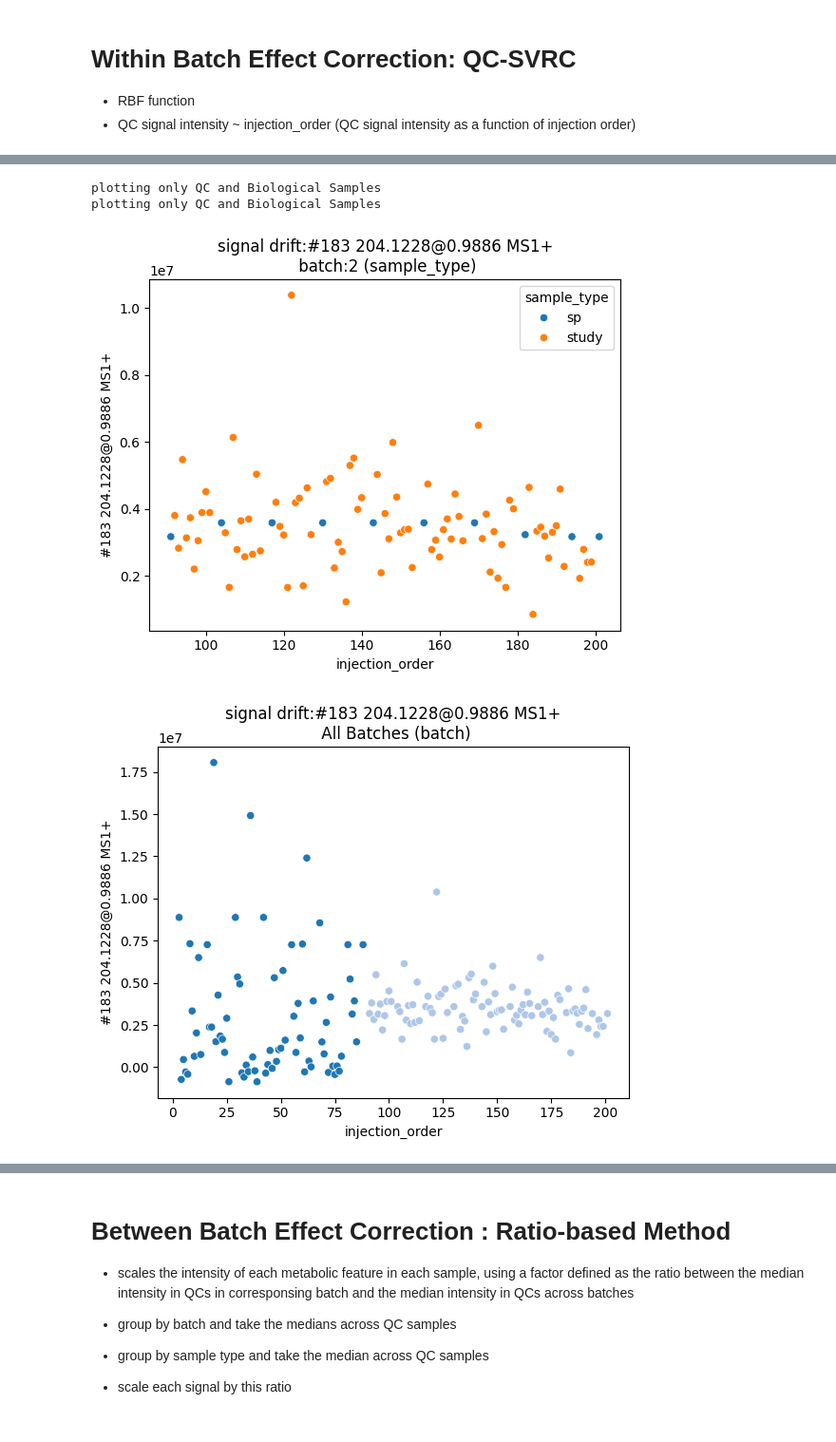
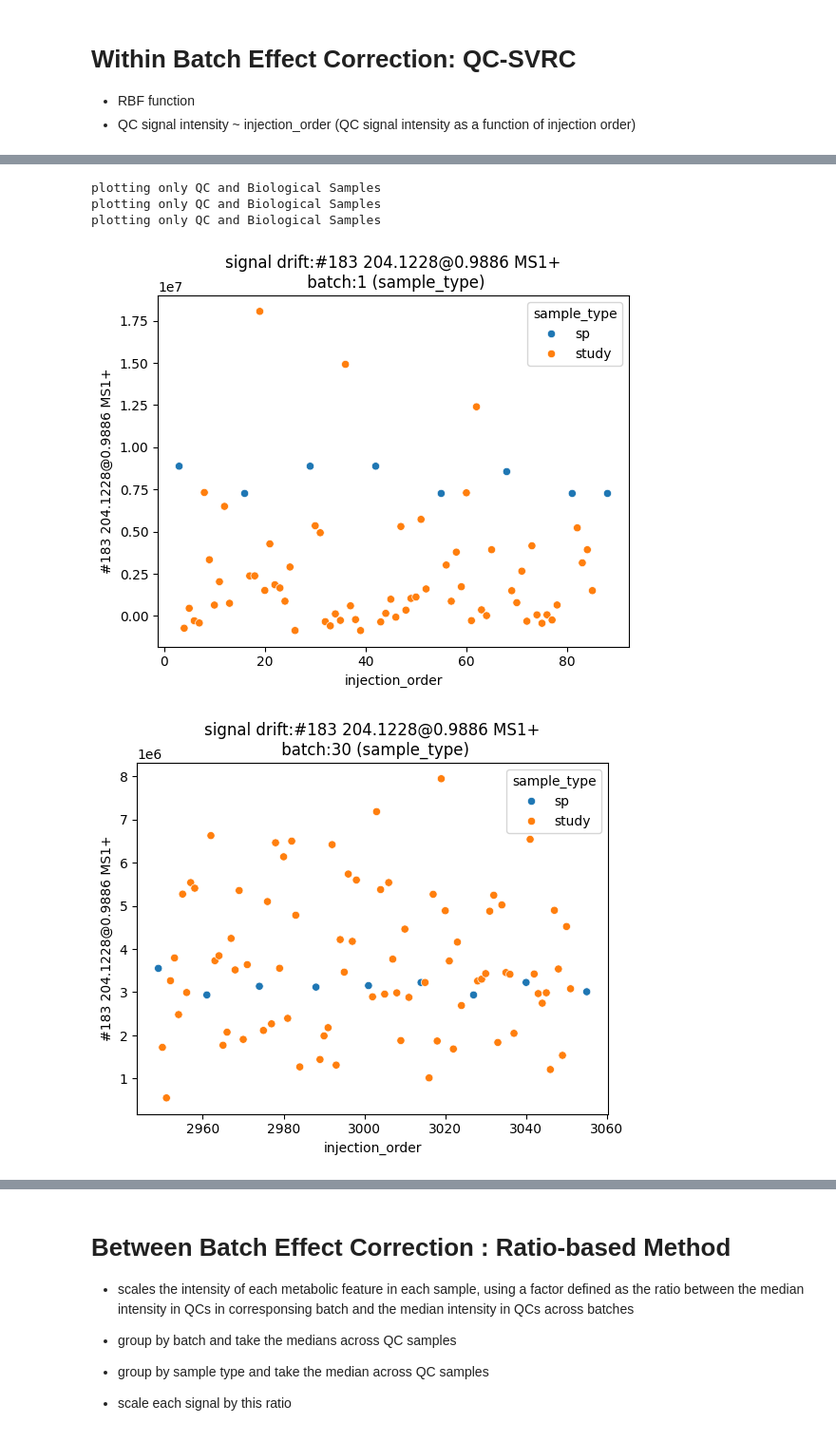
Before and after one commit to JulianAileru/MultiBatchAssessment, a Jupyter notebook: src/fbsc-1.ipynb, the cells around one changed output, grey strips where cells are left out. Shown at 95% size. Saved outputs shown, nothing was run; the diff lists cells and outputs as text; code cells hidden in the pictures.

```diff
--- a/src/fbsc-1.ipynb
+++ b/src/fbsc-1.ipynb
@@ -26,3 +30,0 @@ D = D.replace(128.0,np.nan)
-# %%
-M = M[M['batch'] <= 2]
-D = D.loc[M.index,:]
@@ -137,7 +189,7 @@ def parallel_svr_correction(data,metadata,n_jobs=-1,qc='SP'):
         results = Parallel(n_jobs=n_jobs)(delayed(svr_function)(QC[col],Bio[col],qc_injection_order,bio_injection_order,qc1) for col in tqdm(QC.columns,desc=f'Correcting signals...'))
         #results = pd.concat(results,axis=1)
         lst.append(pd.concat(results,axis=1))
-    return lst,pd.concat(lst,axis=0)
+    return pd.concat(lst,axis=0)
 
 def svr_correction(data,metadata,qc='SP'):
     group_by_batch = data.groupby(metadata['batch'])
@@ -153,4 +205,4 @@ def svr_correction(data,metadata,qc='SP'):
             lst.append(results)
     return pd.concat(lst,axis=0)
 # %%
-lst,results = parallel_svr_correction(D,M)
+results = parallel_svr_correction(D.replace(128.0,np.nan),M)
@@ -157,3 +211 @@ lst,results = parallel_svr_correction(D,M)
-# %%
-results = pd.concat([pd.concat(results[0],axis=1),pd.concat(results[1],axis=1)])
 # %%
@@ -165,9 +218,12 @@ Median RSD: 7.603241648762829
 # %%
-plot_signal_drift(data=results,metadata=M,include_all_samples=False,include_all_batches=False,signal_idx=182,batch_idx=2)
+plot_signal_drift(data=results,metadata=M,include_all_samples=False,include_all_batches=False,signal_idx=182,batch_idx=1)
 plt.figure()
-plot_signal_drift(data=results,metadata=M,include_all_samples=False,include_all_batches=True,signal_idx=182)
+plot_signal_drift(data=results,metadata=M,include_all_samples=False,include_all_batches=False,signal_idx=182,batch_idx=30)
+plt.figure()
+plot_signal_drift(data=results,metadata=M,include_all_samples=False,include_all_batches=False,signal_idx=182,batch_idx=28)
 # %% [output]
 plotting only QC and Biological Samples
 plotting only QC and Biological Samples
+plotting only QC and Biological Samples
-[figure, old version]
+[figure, new version]
-[figure, old version]
+[figure, new version]
```
Also changed, not shown: parts of 10 cells of this notebook.
